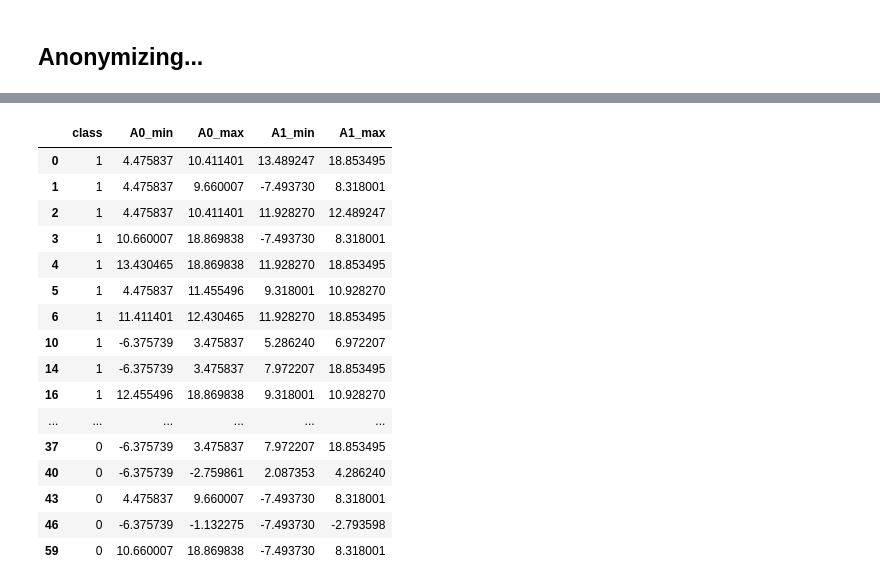
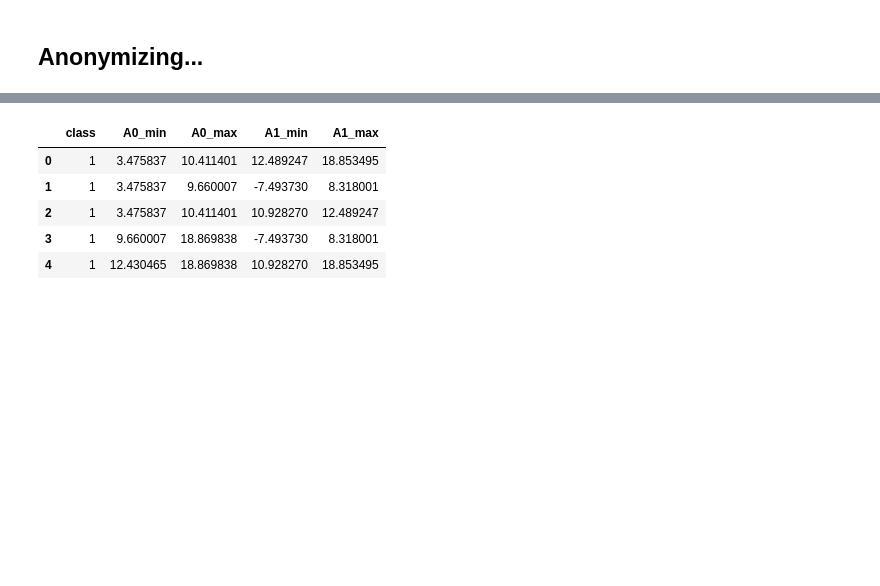
Before and after one commit to Deeep12345/Entropy_utility_measure, a Jupyter notebook: code/results/ring_mondrian/visualize_2D.ipynb, the cells around one changed output, grey strips where cells are left out. Cells and saved outputs as stored; diff of their text form; code cells hidden in the pictures; blank space fills up the shorter version.

```diff
--- a/code/results/ring_mondrian/visualize_2D.ipynb
+++ b/code/results/ring_mondrian/visualize_2D.ipynb
@@ -150,8 +136,8 @@ def parse_range(x):
 
     vals = re.split(':', x[1:-1])
     vals = [bound[:-2] for bound in vals]
-    low = float(vals[0]) if x[0] == '[' else float(vals[0]) + 1
-    high = float(vals[1]) if x[-1] == ']' else float(vals[1]) - 1
+    low = float(vals[0])
+    high = float(vals[1])
     return low, high
 # %%
 for col in data.columns[:-1]:
@@ -166,24 +152,13 @@ for col in data.columns[:-1]:
 
         data = data.drop(col, axis=1)
 # %%
-data
+data.head()
 # %% [output]
 |  | class | A0_min | A0_max | A1_min | A1_max |
-| 0 | 1 | 4.475837 | 10.411401 | 13.489247 | 18.853495 |
-| 1 | 1 | 4.475837 | 9.660007 | -7.493730 | 8.318001 |
-| 2 | 1 | 4.475837 | 10.411401 | 11.928270 | 12.489247 |
-| 3 | 1 | 10.660007 | 18.869838 | -7.493730 | 8.318001 |
-| 4 | 1 | 13.430465 | 18.869838 | 11.928270 | 18.853495 |
-| 5 | 1 | 4.475837 | 11.455496 | 9.318001 | 10.928270 |
-| 6 | 1 | 11.411401 | 12.430465 | 11.928270 | 18.853495 |
-| 10 | 1 | -6.375739 | 3.475837 | 5.286240 | 6.972207 |
-| 14 | 1 | -6.375739 | 3.475837 | 7.972207 | 18.853495 |
-| 16 | 1 | 12.455496 | 18.869838 | 9.318001 | 10.928270 |
-| ... | ... | ... | ... | ... | ... |
-| 37 | 0 | -6.375739 | 3.475837 | 7.972207 | 18.853495 |
-| 40 | 0 | -6.375739 | -2.759861 | 2.087353 | 4.286240 |
-| 43 | 0 | 4.475837 | 9.660007 | -7.493730 | 8.318001 |
-| 46 | 0 | -6.375739 | -1.132275 | -7.493730 | -2.793598 |
-| 59 | 0 | 10.660007 | 18.869838 | -7.493730 | 8.318001 |
+| 0 | 1 | 3.475837 | 10.411401 | 12.489247 | 18.853495 |
+| 1 | 1 | 3.475837 | 9.660007 | -7.493730 | 8.318001 |
+| 2 | 1 | 3.475837 | 10.411401 | 10.928270 | 12.489247 |
+| 3 | 1 | 9.660007 | 18.869838 | -7.493730 | 8.318001 |
+| 4 | 1 | 12.430465 | 18.869838 | 10.928270 | 18.853495 |
 # %%
 data = data.drop_duplicates()
```
Also changed, not shown: parts of 12 cells of this notebook.
